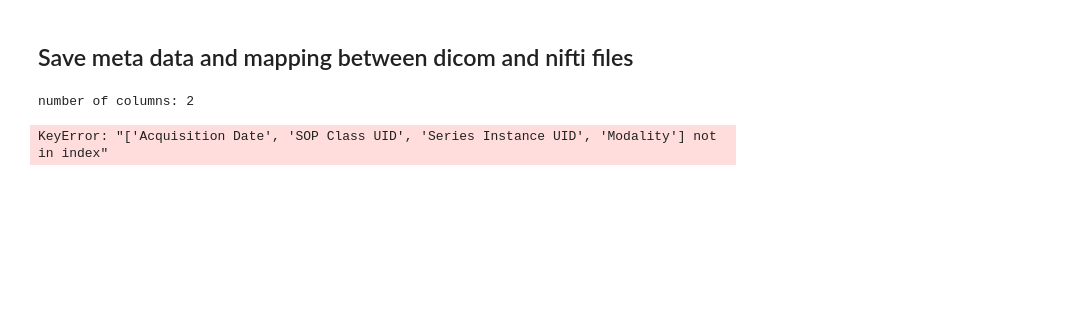
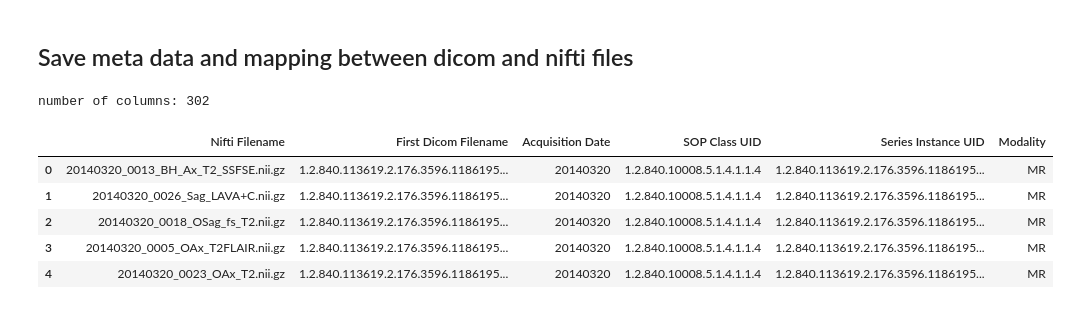
Before and after one commit to ca1yz/convert-dicom-to-nifti-directories, a Jupyter notebook: example/example_notebook.ipynb, the cells around one changed output. Cells and saved outputs as stored; diff of their text form; code cells hidden in the pictures; blank space fills up the shorter version.

```diff
--- a/example/example_notebook.ipynb
+++ b/example/example_notebook.ipynb
@@ -57,15 +67,20 @@ sample_output/
 ## Save meta data and mapping between dicom and nifti files
 # %%
 import pandas as pd
-mapping = pd.read_excel('example/sample_output/nifti_dicom_mapping.xlsx')
+mapping = pd.read_parquet('example/sample_output/nifti_dicom_mapping.parquet')
 print(f"number of columns: {len(mapping.columns)}")
 # instead of displaying the full path
 mapping['Nifti Filename'] = mapping['NiftiFile'].apply(lambda x: os.path.basename(x))
 mapping['First Dicom Filename'] = mapping['FirstDicomFile'].apply(lambda x: os.path.basename(x))
 mapping[['Nifti Filename', 'First Dicom Filename', 'Acquisition Date', 'SOP Class UID', 'Series Instance UID', 'Modality']].head()
 # %% [output]
-number of columns: 2
+number of columns: 302
-KeyError: "['Acquisition Date', 'SOP Class UID', 'Series Instance UID', 'Modality'] not in index"
+|  | Nifti Filename | First Dicom Filename | Acquisition Date | SOP Class UID | Series Instance UID | Modality |
+| 0 | 20140320_0013_BH_Ax_T2_SSFSE.nii.gz | 1.2.840.113619.2.176.3596.1186195... | 20140320 | 1.2.840.10008.5.1.4.1.1.4 | 1.2.840.113619.2.176.3596.1186195... | MR |
+| 1 | 20140320_0026_Sag_LAVA+C.nii.gz | 1.2.840.113619.2.176.3596.1186195... | 20140320 | 1.2.840.10008.5.1.4.1.1.4 | 1.2.840.113619.2.176.3596.1186195... | MR |
+| 2 | 20140320_0018_OSag_fs_T2.nii.gz | 1.2.840.113619.2.176.3596.1186195... | 20140320 | 1.2.840.10008.5.1.4.1.1.4 | 1.2.840.113619.2.176.3596.1186195... | MR |
+| 3 | 20140320_0005_OAx_T2FLAIR.nii.gz | 1.2.840.113619.2.176.3596.1186195... | 20140320 | 1.2.840.10008.5.1.4.1.1.4 | 1.2.840.113619.2.176.3596.1186195... | MR |
+| 4 | 20140320_0023_OAx_T2.nii.gz | 1.2.840.113619.2.176.3596.1186195... | 20140320 | 1.2.840.10008.5.1.4.1.1.4 | 1.2.840.113619.2.176.3596.1186195... | MR |
 # %%
 nifti_list = mapping['NiftiFile'].sample(len(mapping), random_state=1).tolist()
 visualize_nii_slices(nifti_list,)
```
Also changed, not shown: parts of 8 cells of this notebook, 1 other file.
